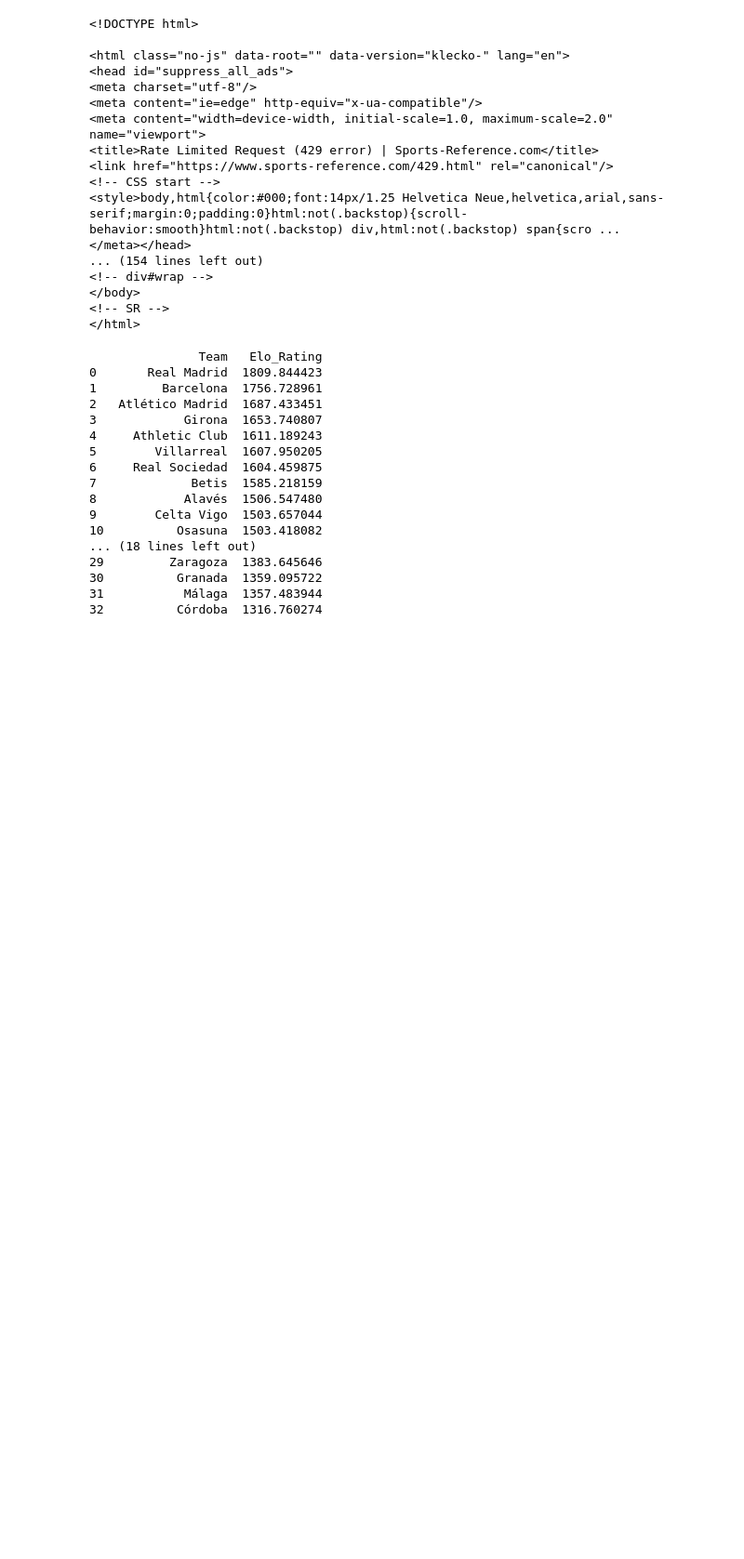
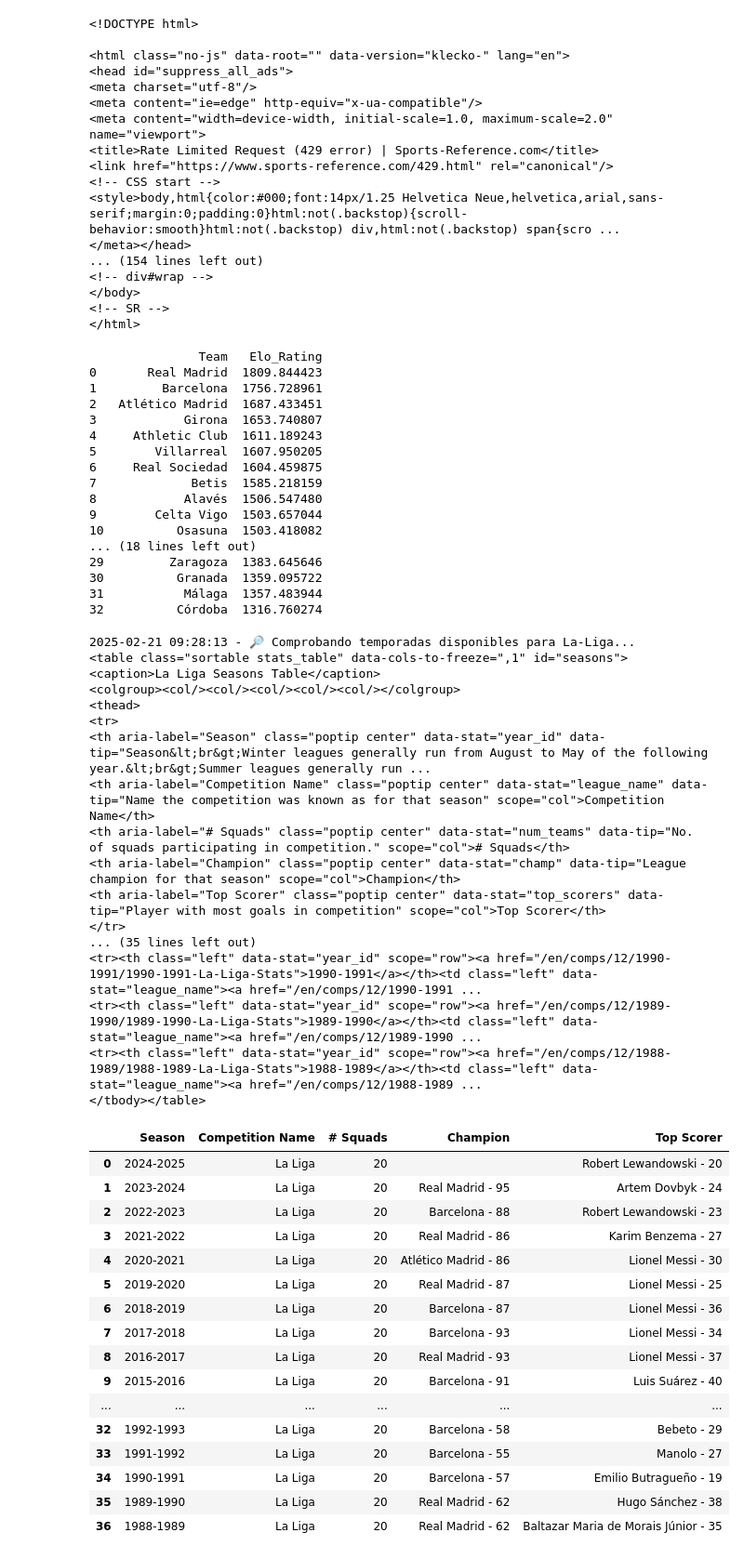
Before and after one commit to marcfolchp/thunder, a Jupyter notebook: teamelo/scrape_test_nb.ipynb, the cells around one changed output. Shown at 93% size. Drawn from its saved outputs; the diff is of its cells as text; code cells hidden in the pictures; blank space fills up the shorter version.

```diff
--- a/teamelo/scrape_test_nb.ipynb
+++ b/teamelo/scrape_test_nb.ipynb
@@ -183,3 +183,42 @@ print(final_rankings)
 30          Granada  1359.095722
 31           Málaga  1357.483944
 32          Córdoba  1316.760274
+# %%
+from scrapev2 import available_seasons
+
+available_seasons("La-Liga", 12)
+# %% [output]
+2025-02-21 09:28:13 - 🔎 Comprobando temporadas disponibles para La-Liga...
+<table class="sortable stats_table" data-cols-to-freeze=",1" id="seasons">
+<caption>La Liga Seasons Table</caption>
+<colgroup><col/><col/><col/><col/><col/></colgroup>
+<thead>
+<tr>
+<th aria-label="Season" class="poptip center" data-stat="year_id" data-tip="Season&lt;br&gt;Winter leagues generally run from August to May of the following year.&lt;br&gt;Summer leagues generally run ...
+<th aria-label="Competition Name" class="poptip center" data-stat="league_name" data-tip="Name the competition was known as for that season" scope="col">Competition Name</th>
+<th aria-label="# Squads" class="poptip center" data-stat="num_teams" data-tip="No. of squads participating in competition." scope="col"># Squads</th>
+<th aria-label="Champion" class="poptip center" data-stat="champ" data-tip="League champion for that season" scope="col">Champion</th>
+<th aria-label="Top Scorer" class="poptip center" data-stat="top_scorers" data-tip="Player with most goals in competition" scope="col">Top Scorer</th>
+</tr>
+... (35 lines left out)
+<tr><th class="left" data-stat="year_id" scope="row"><a href="/en/comps/12/1990-1991/1990-1991-La-Liga-Stats">1990-1991</a></th><td class="left" data-stat="league_name"><a href="/en/comps/12/1990-1991 ...
+<tr><th class="left" data-stat="year_id" scope="row"><a href="/en/comps/12/1989-1990/1989-1990-La-Liga-Stats">1989-1990</a></th><td class="left" data-stat="league_name"><a href="/en/comps/12/1989-1990 ...
+<tr><th class="left" data-stat="year_id" scope="row"><a href="/en/comps/12/1988-1989/1988-1989-La-Liga-Stats">1988-1989</a></th><td class="left" data-stat="league_name"><a href="/en/comps/12/1988-1989 ...
+</tbody></table>
+|  | Season | Competition Name | # Squads | Champion | Top Scorer |
+| 0 | 2024-2025 | La Liga | 20 |  | Robert Lewandowski - 20 |
+| 1 | 2023-2024 | La Liga | 20 | Real Madrid - 95 | Artem Dovbyk - 24 |
+| 2 | 2022-2023 | La Liga | 20 | Barcelona - 88 | Robert Lewandowski - 23 |
+| 3 | 2021-2022 | La Liga | 20 | Real Madrid - 86 | Karim Benzema - 27 |
+| 4 | 2020-2021 | La Liga | 20 | Atlético Madrid - 86 | Lionel Messi - 30 |
+| 5 | 2019-2020 | La Liga | 20 | Real Madrid - 87 | Lionel Messi - 25 |
+| 6 | 2018-2019 | La Liga | 20 | Barcelona - 87 | Lionel Messi - 36 |
+| 7 | 2017-2018 | La Liga | 20 | Barcelona - 93 | Lionel Messi - 34 |
+| 8 | 2016-2017 | La Liga | 20 | Real Madrid - 93 | Lionel Messi - 37 |
+| 9 | 2015-2016 | La Liga | 20 | Barcelona - 91 | Luis Suárez - 40 |
+| ... | ... | ... | ... | ... | ... |
+| 32 | 1992-1993 | La Liga | 20 | Barcelona - 58 | Bebeto - 29 |
+| 33 | 1991-1992 | La Liga | 20 | Barcelona - 55 | Manolo - 27 |
+| 34 | 1990-1991 | La Liga | 20 | Barcelona - 57 | Emilio Butragueño - 19 |
+| 35 | 1989-1990 | La Liga | 20 | Real Madrid - 62 | Hugo Sánchez - 38 |
+| 36 | 1988-1989 | La Liga | 20 | Real Madrid - 62 | Baltazar Maria de Morais Júnior - 35 |
```
Also changed, not shown: 52 other files.
